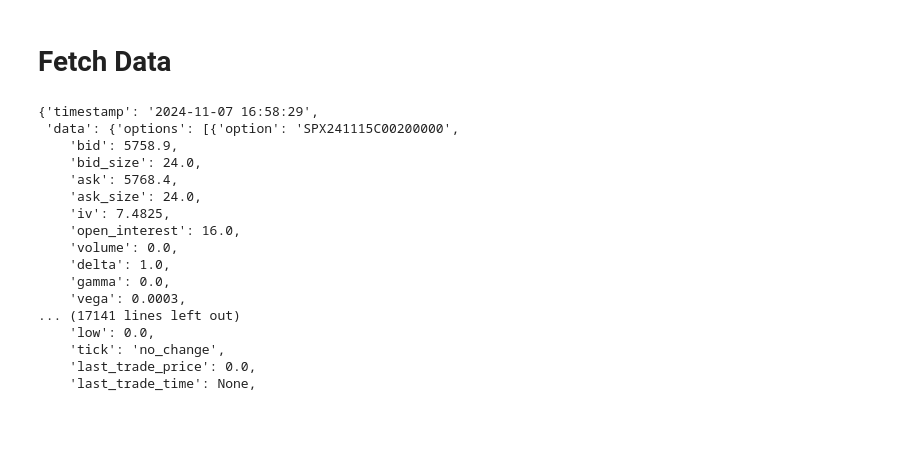
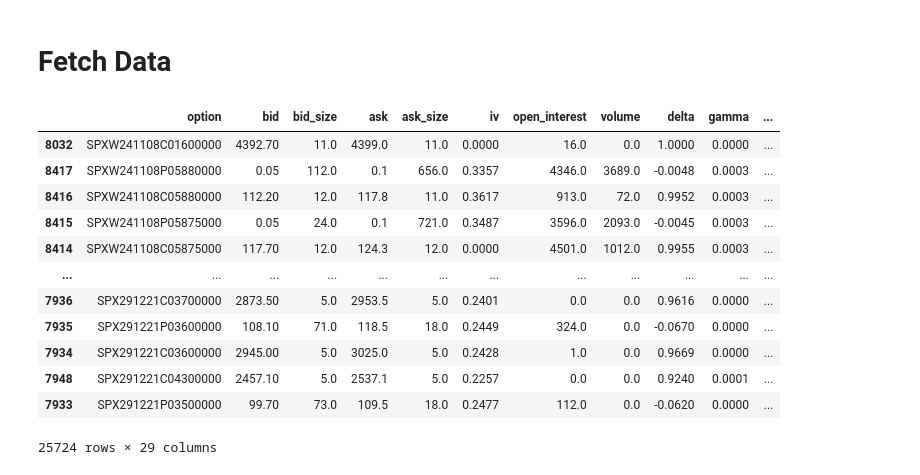
Before and after one commit to ed-churchill/implied-order-book, a Jupyter notebook: implied-order-book.ipynb, the cells around one changed output. Cells and saved outputs as stored; diff of their text form; code cells hidden in the pictures; blank space fills up the shorter version.

Commit message:
Add options chain and GEX calculation

```diff
--- a/implied-order-book.ipynb
+++ b/implied-order-book.ipynb
@@ -40,49 +42,46 @@ data = json.loads(response.content)
 
 # Close session
 s.close()
-# %%
-data
-# %% [output]
-{'timestamp': '2024-11-07 16:58:29',
- 'data': {'options': [{'option': 'SPX241115C00200000',
-    'bid': 5758.9,
-    'bid_size': 24.0,
-    'ask': 5768.4,
-    'ask_size': 24.0,
-    'iv': 7.4825,
-    'open_interest': 16.0,
-    'volume': 0.0,
-    'delta': 1.0,
-    'gamma': 0.0,
-    'vega': 0.0003,
-... (17141 lines left out)
-    'low': 0.0,
-    'tick': 'no_change',
-    'last_trade_price': 0.0,
-    'last_trade_time': None,
 # %%
 # Get timestamp
 timestamp = datetime.strptime(data['timestamp'], "%Y-%m-%d %H:%M:%S")
 
 # Get index price
 index_price = data['data']['current_price']
 
 # Get options data
 df = pd.DataFrame(
     data=data['data']['options']
 )
 
 df['Index Price'] = index_price
 df['timestamp'] = timestamp
 
 # Extract info from the ID column
 without_w = df['option'].str.replace("W", "")
-df['Expiry'] = without_w.str[3:9]
+df['Expiry'] = without_w.str[3:9].astype(int)
 df['Type'] = without_w.str[9]
 df['Strike'] = without_w.str[11:-3].astype(int)
 
 # Calculate moneyness
 df['Moneyness'] = (df['Index Price'] - df['Strike']) / df['Strike']
+
+# Order by expiry
+df.sort_values(by='Expiry')
+# %% [output]
+|  | option | bid | bid_size | ask | ask_size | iv | open_interest | volume | delta | gamma | ... |
+| 8032 | SPXW241108C01600000 | 4392.70 | 11.0 | 4399.0 | 11.0 | 0.0000 | 16.0 | 0.0 | 1.0000 | 0.0000 | ... |
+| 8417 | SPXW241108P05880000 | 0.05 | 112.0 | 0.1 | 656.0 | 0.3357 | 4346.0 | 3689.0 | -0.0048 | 0.0003 | ... |
+| 8416 | SPXW241108C05880000 | 112.20 | 12.0 | 117.8 | 11.0 | 0.3617 | 913.0 | 72.0 | 0.9952 | 0.0003 | ... |
+| 8415 | SPXW241108P05875000 | 0.05 | 24.0 | 0.1 | 721.0 | 0.3487 | 3596.0 | 2093.0 | -0.0045 | 0.0003 | ... |
+| 8414 | SPXW241108C05875000 | 117.70 | 12.0 | 124.3 | 12.0 | 0.0000 | 4501.0 | 1012.0 | 0.9955 | 0.0003 | ... |
+| ... | ... | ... | ... | ... | ... | ... | ... | ... | ... | ... | ... |
+| 7936 | SPX291221C03700000 | 2873.50 | 5.0 | 2953.5 | 5.0 | 0.2401 | 0.0 | 0.0 | 0.9616 | 0.0000 | ... |
+| 7935 | SPX291221P03600000 | 108.10 | 71.0 | 118.5 | 18.0 | 0.2449 | 324.0 | 0.0 | -0.0670 | 0.0000 | ... |
+| 7934 | SPX291221C03600000 | 2945.00 | 5.0 | 3025.0 | 5.0 | 0.2428 | 1.0 | 0.0 | 0.9669 | 0.0000 | ... |
+| 7948 | SPX291221C04300000 | 2457.10 | 5.0 | 2537.1 | 5.0 | 0.2257 | 0.0 | 0.0 | 0.9240 | 0.0001 | ... |
+| 7933 | SPX291221P03500000 | 99.70 | 73.0 | 109.5 | 18.0 | 0.2477 | 112.0 | 0.0 | -0.0620 | 0.0000 | ... |
+25724 rows × 29 columns
 # %%
 df
 # %% [output]
```
Also changed, not shown: parts of 11 cells of this notebook.
